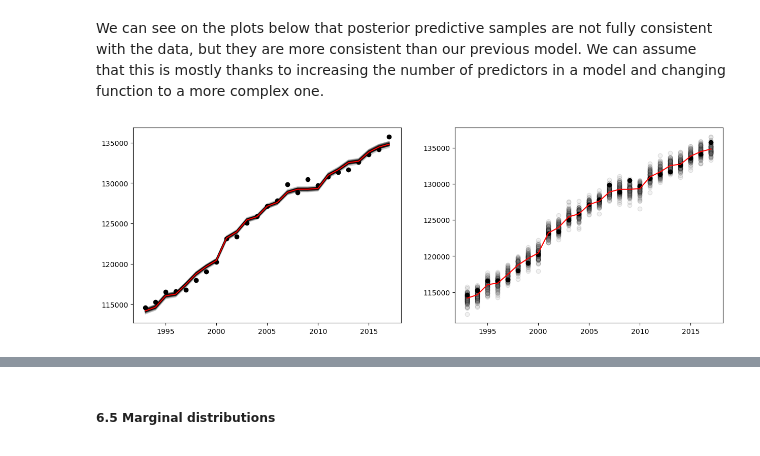
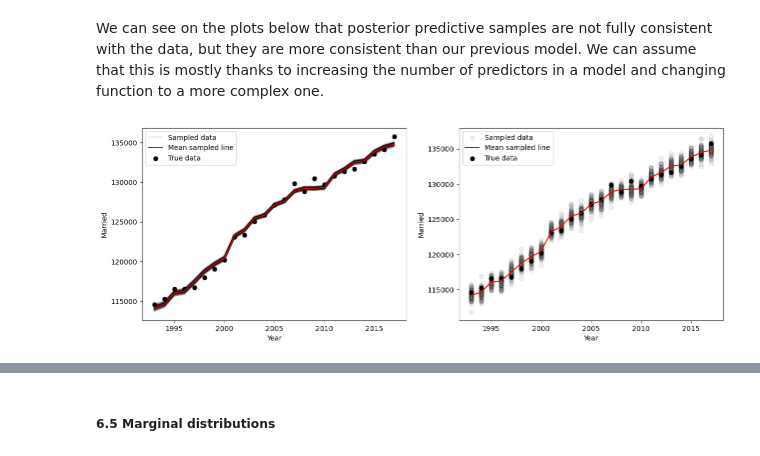
Before and after one commit to Julnowak/DA_project, a Jupyter notebook: final.ipynb, the cells around one changed output, grey strips where cells are left out. Saved outputs shown, nothing was run; the diff lists cells and outputs as text; code cells hidden in the pictures.

```diff
--- a/final.ipynb
+++ b/final.ipynb
@@ -1109,20 +1109,36 @@ We can see on the plots below that posterior predictive samples are not fully co
 # %%
 plt.figure(figsize=(15,5))
 plt.subplot(1,2,1)
+f = True
 for i in range(len(post_2.y_sim)):
-    plt.plot(df['Year'], post_2.alpha_1[i]*df['Income per member'] + post_2.alpha_2[i]*df['Household'] - post_2.alpha_3[i]*df['Mean age'] + post_2.beta[i], color='black', alpha = 0.1)
-plt.plot(df['Year'], post_2.alpha_1.mean()*df['Income per member'] + post_2.alpha_2.mean()*df['Household'] - post_2.alpha_3.mean()*df['Mean age'] + post_2.beta.mean(), color='red')
-plt.scatter(df['Year'], df['Married'], color='black')
+    if f:
+        plt.plot(df['Year'], post_2.alpha_1[i]*df['Income per member'] + post_2.alpha_2[i]*df['Household'] - post_2.alpha_3[i]*df['Mean age'] + post_2.beta[i], color='black', alpha = 0.1, label='Sampled data')
+        f=False
+    else:
+        plt.plot(df['Year'], post_2.alpha_1[i]*df['Income per member'] + post_2.alpha_2[i]*df['Household'] - post_2.alpha_3[i]*df['Mean age'] + post_2.beta[i], color='black', alpha = 0.1)
+plt.plot(df['Year'], post_2.alpha_1.mean()*df['Income per member'] + post_2.alpha_2.mean()*df['Household'] - post_2.alpha_3.mean()*df['Mean age'] + post_2.beta.mean(), color='red', label='Mean sampled line')
+plt.scatter(df['Year'], df['Married'], color='black', label='True data')
+plt.xlabel('Year')
+plt.ylabel('Married')
+plt.legend()
 
 plt.subplot(1,2,2)
+f = True
 for i in range(len(post_2.y_sim)):
-    plt.scatter(df['Year'], post_2.y_sim[i], color='gray', alpha = 0.1,edgecolors= "black")
-plt.plot(df['Year'], post_2.alpha_1.mean()*df['Income per member'] + post_2.alpha_2.mean()*df['Household'] - post_2.alpha_3.mean()*df['Mean age'] + post_2.beta.mean(), color='red')
-plt.scatter(df['Year'], df['Married'], color='black')
+    if f:
+        plt.scatter(df['Year'], post_2.y_sim[i], color='gray', alpha = 0.1,edgecolors= "black", label='Sampled data')
+        f=False
+    else:
+        plt.scatter(df['Year'], post_2.y_sim[i], color='gray', alpha = 0.1,edgecolors= "black")
+plt.plot(df['Year'], post_2.alpha_1.mean()*df['Income per member'] + post_2.alpha_2.mean()*df['Household'] - post_2.alpha_3.mean()*df['Mean age'] + post_2.beta.mean(), color='red', label='Mean sampled line')
+plt.scatter(df['Year'], df['Married'], color='black', label='True data')
+plt.xlabel('Year')
+plt.ylabel('Married')
+plt.legend()
 
 plt.show()
 # %% [output]
-[figure, old version]
+[figure, new version]
 # %%
 post_2.summary()
 # %% [output]
```
Also changed, not shown: parts of 38 cells of this notebook.
